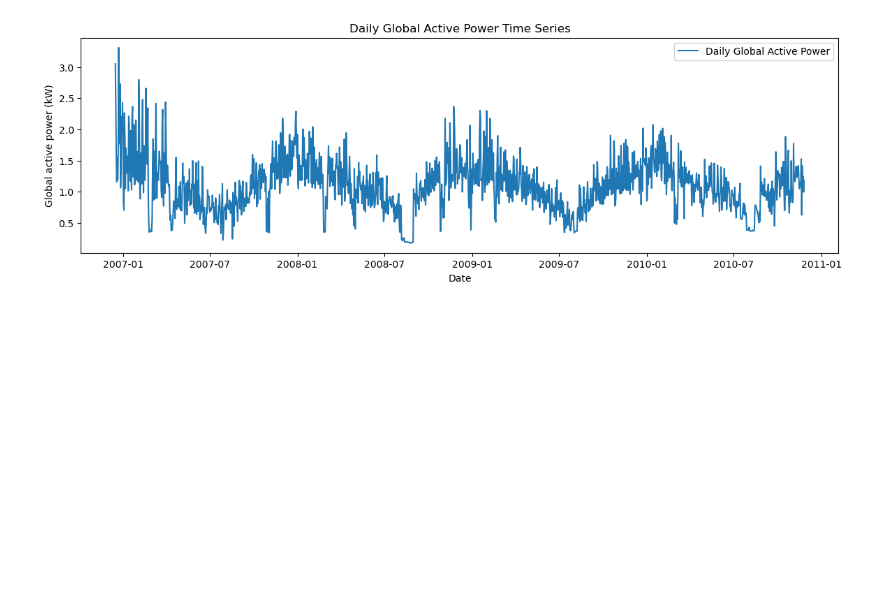
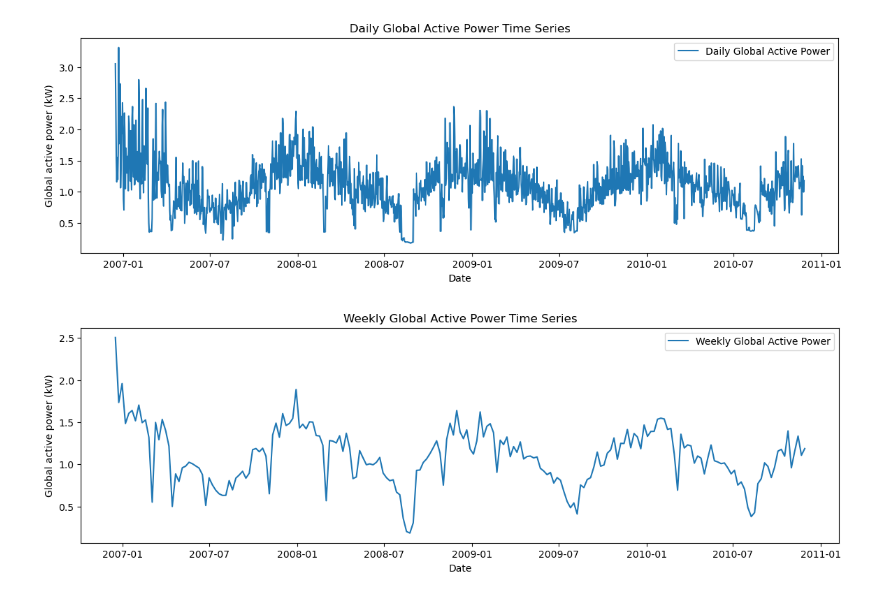
Before and after one commit to JingC5/DS4420_Final_Project, a Jupyter notebook: time_series.ipynb, the cells around one changed output. Cells and saved outputs as stored; diff of their text form; code cells hidden in the pictures; blank space fills up the shorter version.

Commit message:
updated and added other time frames

```diff
--- a/time_series.ipynb
+++ b/time_series.ipynb
@@ -26,16 +25,27 @@ Name: Global_active_power, dtype: float64
 hourly = power_df.resample("H").mean()
 #option2: daily average power
 daily = power_df.resample("D").mean()
+#option3: weekly average power
+weekly = power_df.resample("W").mean()
+#option4: monthly average power
+monthly = power_df.resample("M").mean()
+
 
 print("Original length:", len(power_df))
 print("Hourly length:", len(hourly))
 print("Daily length:", len(daily))
+print("Weekly length:", len(weekly))
+print("Monthly length:", len(monthly))
 
 #choose metric to model
 tsh = hourly.dropna()
 tsd = daily.dropna()
+tsw = weekly.dropna()
+tsm = monthly.dropna()
 print(tsh.head())
 print(tsd.head())
+print(tsw.head())
+print(tsm.head())
 # %% [output]
 Original length: 2049280
 Hourly length: 34589
@@ -76,3 +86,14 @@ plt.legend()
 plt.show()
 # %% [output]
 [figure]
+# %%
+#initial weekly plot
+plt.figure(figsize=(14, 4))
+plt.plot(tsw, label="Weekly Global Active Power")
+plt.xlabel("Date")
+plt.ylabel("Global active power (kW)")
+plt.title("Weekly Global Active Power Time Series")
+plt.legend()
+plt.show()
+# %% [output]
+[figure, added]
```
Also changed, not shown: parts of 32 cells of this notebook.
